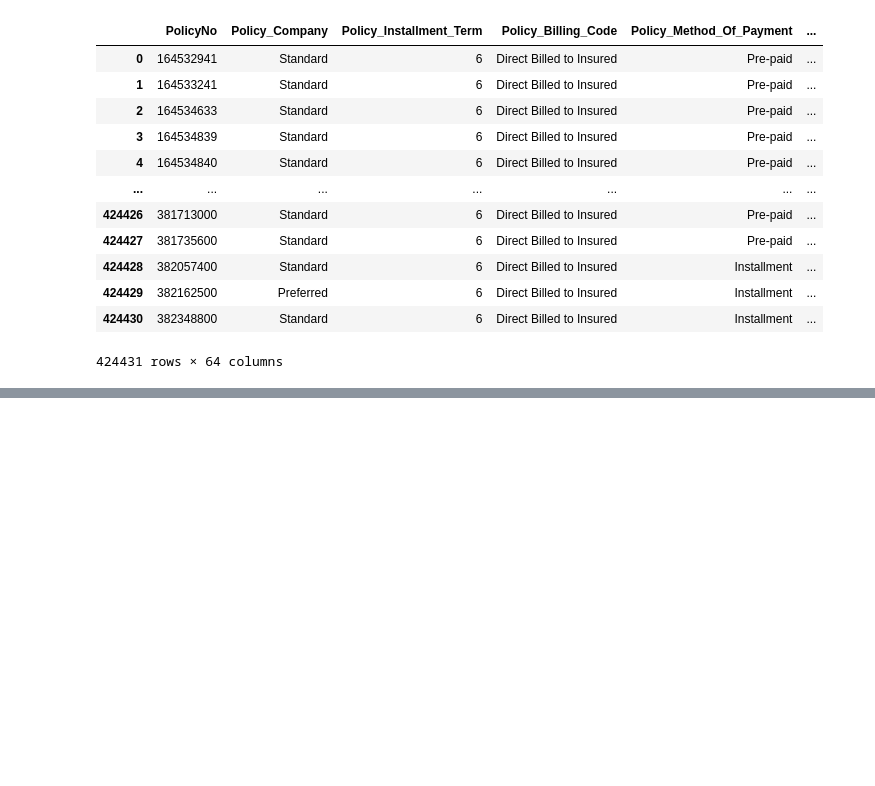
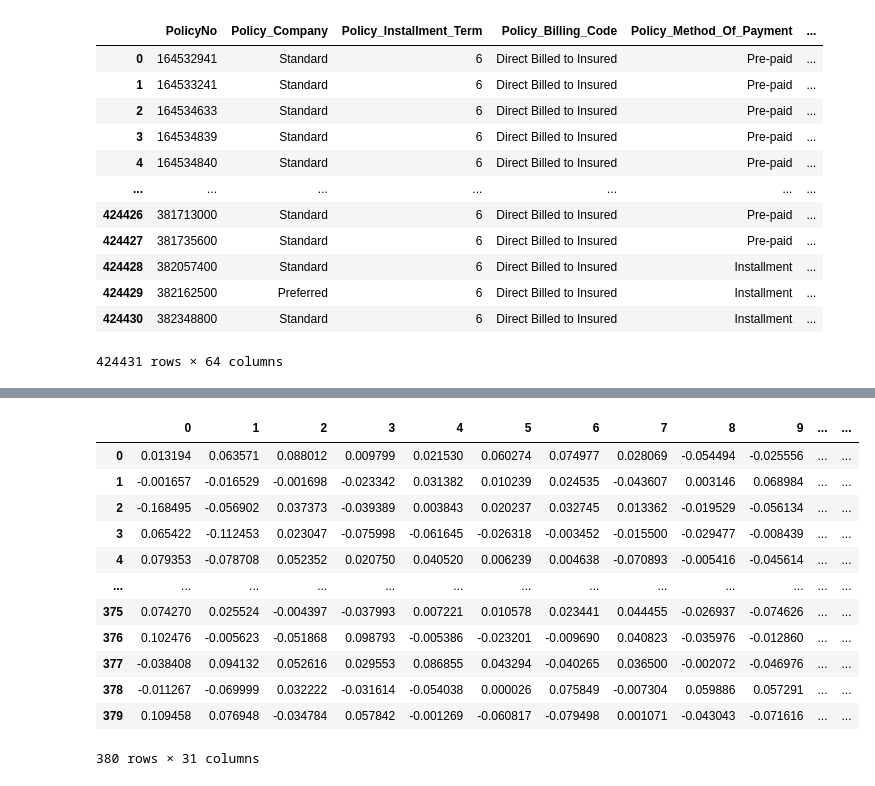
Before and after one commit to Rishant96/Big-Data-Final-Project, a Jupyter notebook: Big Data - Auto Insurance.ipynb, the cells around one changed output, grey strips where cells are left out. Saved outputs shown, nothing was run; the diff lists cells and outputs as text; code cells hidden in the pictures; blank space fills up the shorter version.

```diff
--- a/Big Data - Auto Insurance.ipynb
+++ b/Big Data - Auto Insurance.ipynb
@@ -172,19 +163,22 @@ def make_portfolios(df):
 # %%
 portfolios = make_portfolios(df_clean)
 # %%
-def mean_summarizer(df):
-    values = df.mean(axis = 0)
-    n_df = pd.DataFrame([], columns=df.columns)
+def mean_summarizer(df_t):
+    values = df_t.mean()
+    n_df = pd.DataFrame([], columns=df_t.columns)
     return n_df.append(values, ignore_index=True)
 
 def summarize_portfolios(portfolios, summarizer=mean_summarizer, convert_to_lr=False):
     summarized_portfolios = []
+    flag = True
     for p in portfolios:
         portfolio = summarizer(p)
         if convert_to_lr:
             portfolio['lr'] = np.log(portfolio['loss']/portfolio['premium'])
             portfolio = portfolio.drop(['loss', 'premium'], axis=1)
-        cols = portfolio.columns
+        if flag:
+            cols = portfolio.columns
+            flag = False
         summarized_portfolios.append(portfolio)
 
     if cols is None:
@@ -192,7 +186,7 @@ def summarize_portfolios(portfolios, summarizer=mean_summarizer, convert_to_lr=F
     n_df = pd.DataFrame([], columns=cols)
     for p in summarized_portfolios:
         n_df = n_df.append(p, ignore_index=True)
+#     print(n_df)
     return n_df
 # %%
-X = summarize_portfolios(portfolios, convert_to_lr=True)
-X
+training_set = summarize_portfolios(portfolios, convert_to_lr=True)
@@ -303,0 +260,18 @@ pd.DataFrame(data = pca.transform(t_p))
+# %%
+training_set = training_set.drop('loss', axis=1)
+# %%
+training_set
+# %% [output]
+|  | 0 | 1 | 2 | 3 | 4 | 5 | 6 | 7 | 8 | 9 | ... | ... |
+| 0 | 0.013194 | 0.063571 | 0.088012 | 0.009799 | 0.021530 | 0.060274 | 0.074977 | 0.028069 | -0.054494 | -0.025556 | ... | ... |
+| 1 | -0.001657 | -0.016529 | -0.001698 | -0.023342 | 0.031382 | 0.010239 | 0.024535 | -0.043607 | 0.003146 | 0.068984 | ... | ... |
+| 2 | -0.168495 | -0.056902 | 0.037373 | -0.039389 | 0.003843 | 0.020237 | 0.032745 | 0.013362 | -0.019529 | -0.056134 | ... | ... |
+| 3 | 0.065422 | -0.112453 | 0.023047 | -0.075998 | -0.061645 | -0.026318 | -0.003452 | -0.015500 | -0.029477 | -0.008439 | ... | ... |
+| 4 | 0.079353 | -0.078708 | 0.052352 | 0.020750 | 0.040520 | 0.006239 | 0.004638 | -0.070893 | -0.005416 | -0.045614 | ... | ... |
+| ... | ... | ... | ... | ... | ... | ... | ... | ... | ... | ... | ... | ... |
+| 375 | 0.074270 | 0.025524 | -0.004397 | -0.037993 | 0.007221 | 0.010578 | 0.023441 | 0.044455 | -0.026937 | -0.074626 | ... | ... |
+| 376 | 0.102476 | -0.005623 | -0.051868 | 0.098793 | -0.005386 | -0.023201 | -0.009690 | 0.040823 | -0.035976 | -0.012860 | ... | ... |
+| 377 | -0.038408 | 0.094132 | 0.052616 | 0.029553 | 0.086855 | 0.043294 | -0.040265 | 0.036500 | -0.002072 | -0.046976 | ... | ... |
+| 378 | -0.011267 | -0.069999 | 0.032222 | -0.031614 | -0.054038 | 0.000026 | 0.075849 | -0.007304 | 0.059886 | 0.057291 | ... | ... |
+| 379 | 0.109458 | 0.076948 | -0.034784 | 0.057842 | -0.001269 | -0.060817 | -0.079498 | 0.001071 | -0.043043 | -0.071616 | ... | ... |
+380 rows × 31 columns
```
Also changed, not shown: parts of 35 cells of this notebook, 2 other files.
